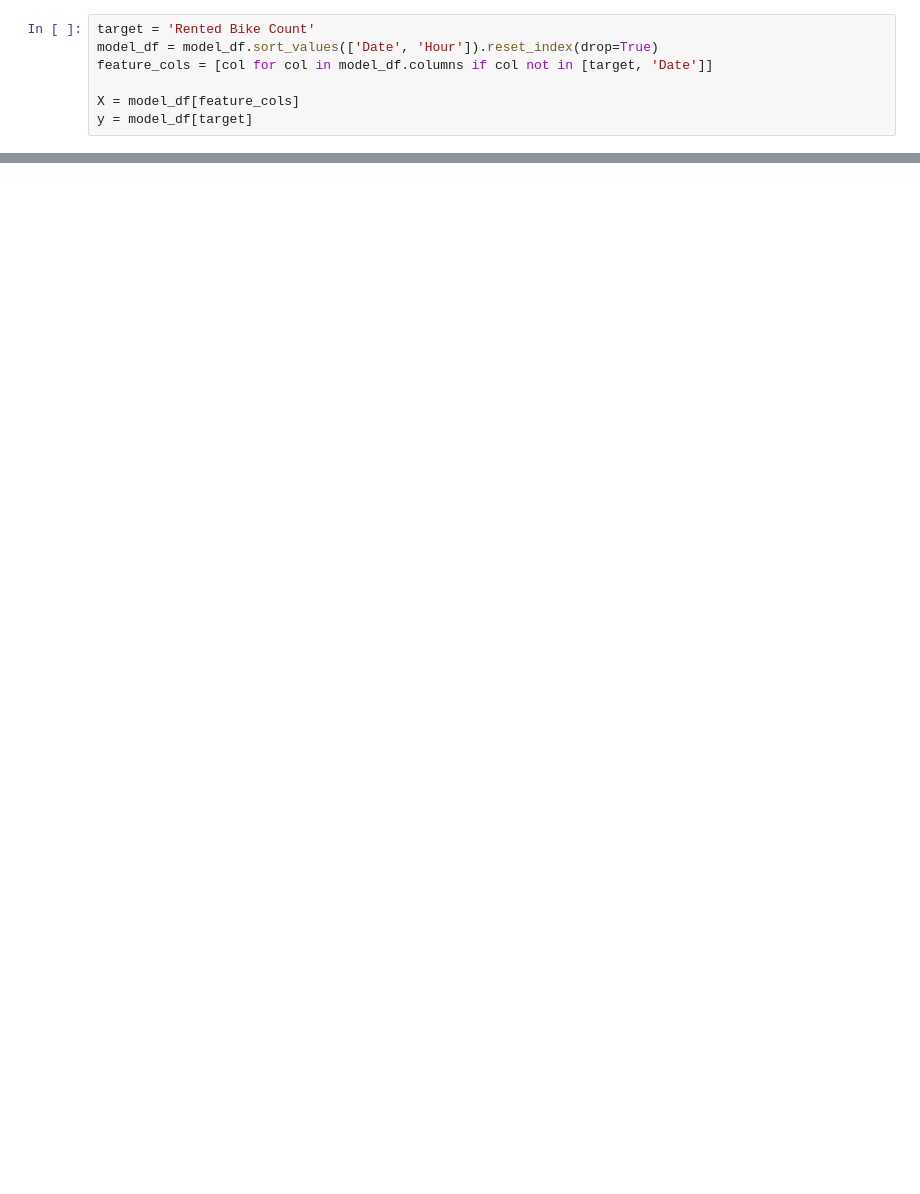
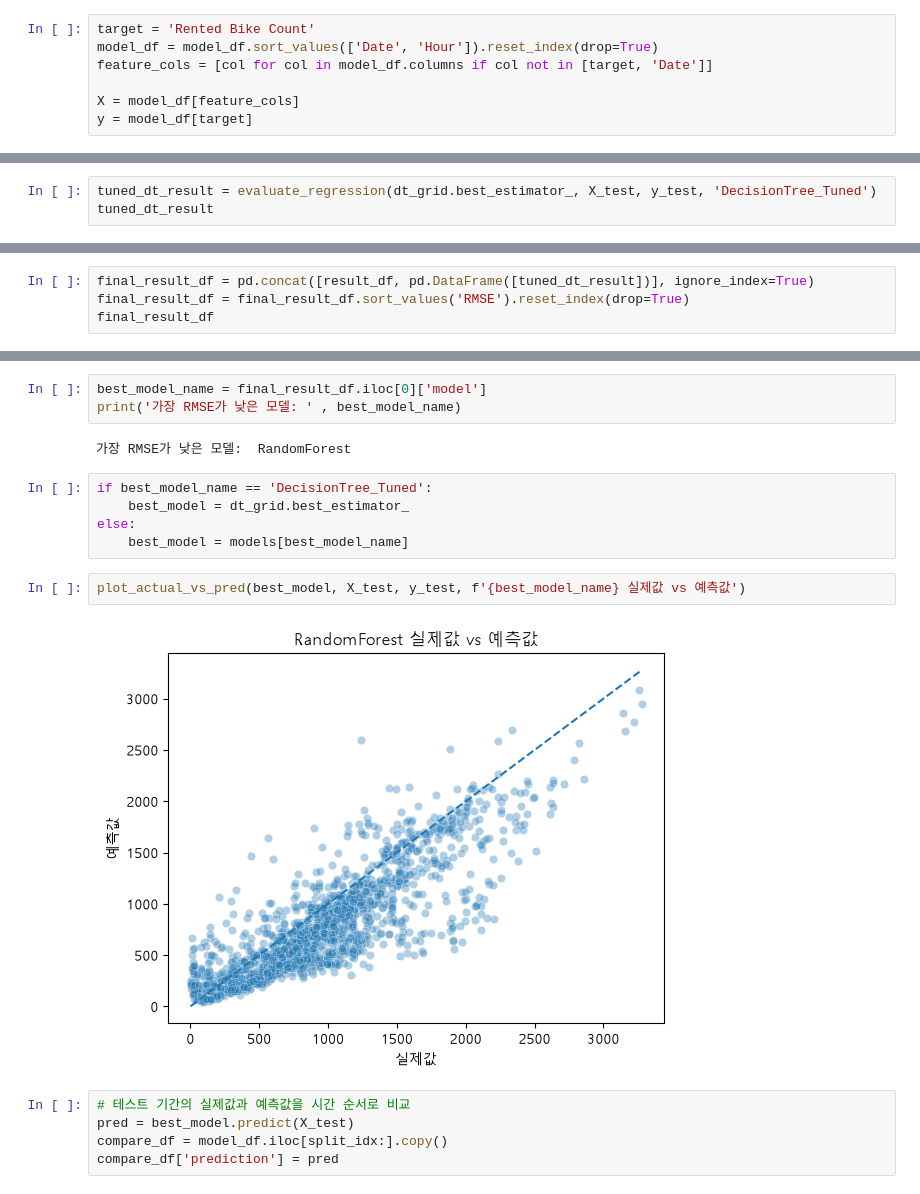
Before and after one commit to dkkim9212/10_MLDL, a Jupyter notebook: 4_서울 자전거 공유 수요 예측 데이터셋.ipynb, the cells around one changed output, grey strips where cells are left out. Drawn from its saved outputs; the diff is of its cells as text; blank space fills up the shorter version.

```diff
--- a/4_서울 자전거 공유 수요 예측 데이터셋.ipynb
+++ b/4_서울 자전거 공유 수요 예측 데이터셋.ipynb
@@ -331,0 +620,3 @@ print('테스트 기간: ', model_df.loc[split_idx:, 'Date'].min(), model_df.loc
+# %%
+tuned_dt_result = evaluate_regression(dt_grid.best_estimator_, X_test, y_test, 'DecisionTree_Tuned')
+tuned_dt_result
@@ -331,0 +629,4 @@ print('테스트 기간: ', model_df.loc[split_idx:, 'Date'].min(), model_df.loc
+# %%
+final_result_df = pd.concat([result_df, pd.DataFrame([tuned_dt_result])], ignore_index=True)
+final_result_df = final_result_df.sort_values('RMSE').reset_index(drop=True)
+final_result_df
@@ -331,0 +643,19 @@ print('테스트 기간: ', model_df.loc[split_idx:, 'Date'].min(), model_df.loc
+# %%
+best_model_name = final_result_df.iloc[0]['model']
+print('가장 RMSE가 낮은 모델: ' , best_model_name)
+# %% [output]
+가장 RMSE가 낮은 모델:  RandomForest
+# %%
+if best_model_name == 'DecisionTree_Tuned':
+    best_model = dt_grid.best_estimator_
+else:
+    best_model = models[best_model_name]
+# %%
+plot_actual_vs_pred(best_model, X_test, y_test, f'{best_model_name} 실제값 vs 예측값')
+# %% [output]
+[figure, added]
+# %%
+# 테스트 기간의 실제값과 예측값을 시간 순서로 비교
+pred = best_model.predict(X_test)
+compare_df = model_df.iloc[split_idx:].copy()
+compare_df['prediction'] = pred
```
Also changed, not shown: parts of 68 cells of this notebook, 6 other files.
